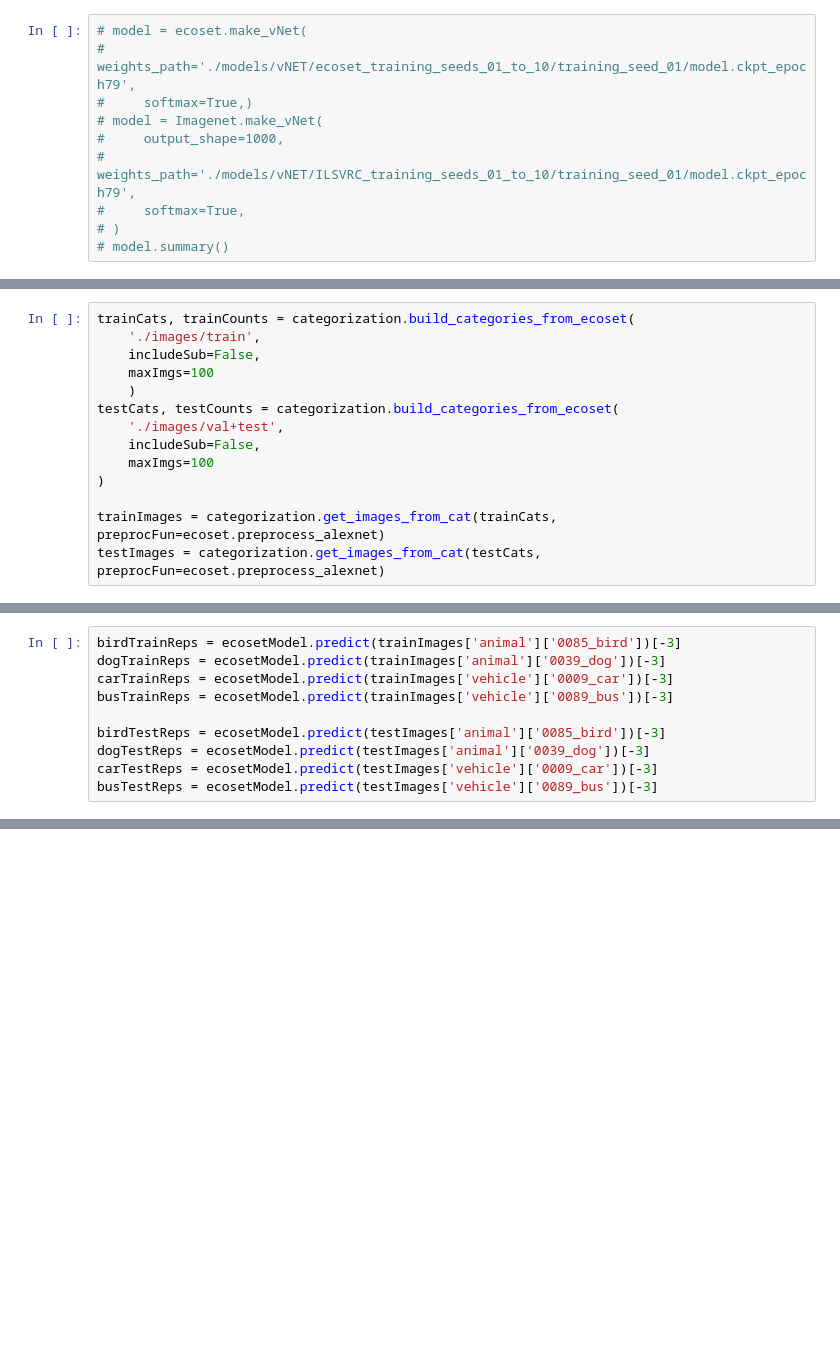
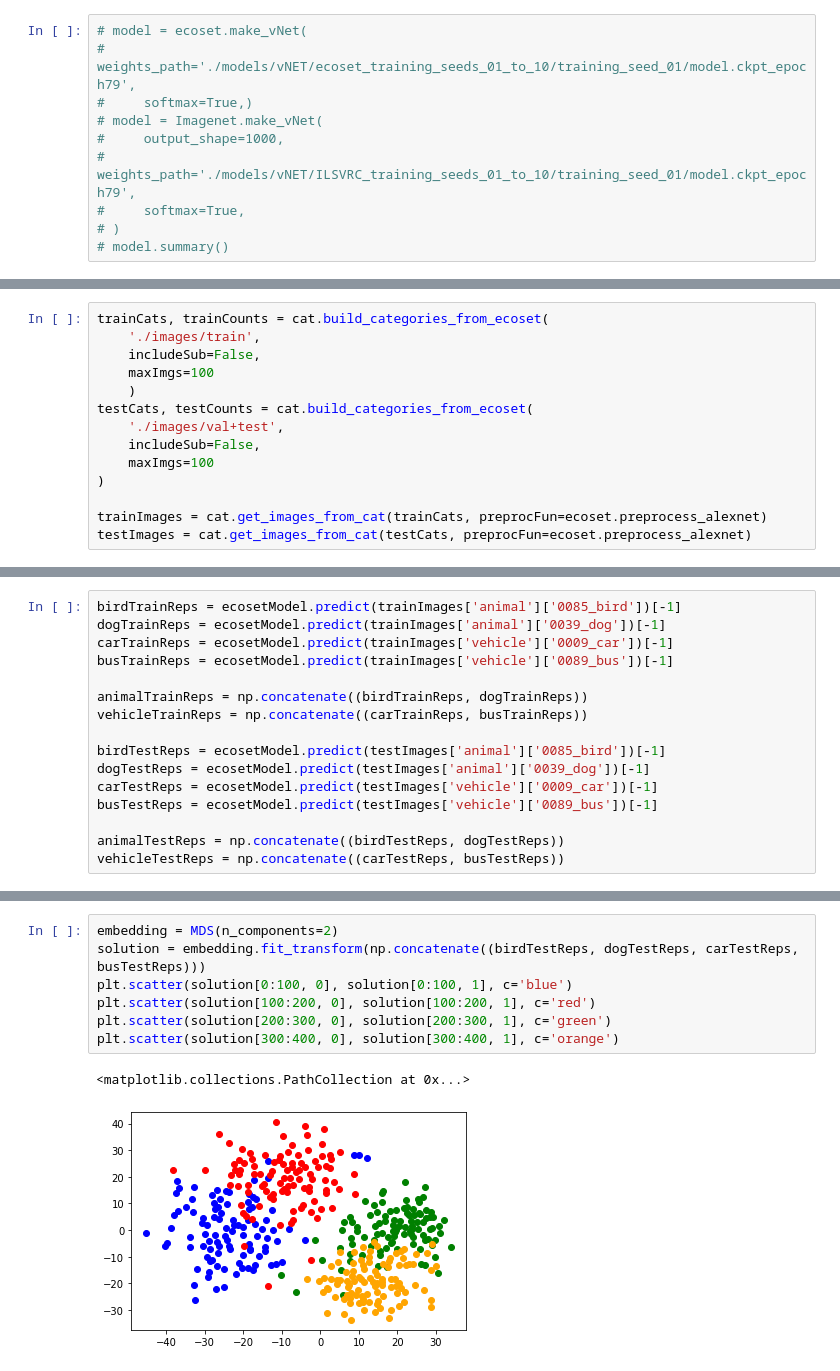
Before and after one commit to tobasummandal/deepCats, a Jupyter notebook: deepCats.ipynb, the cells around one changed output, grey strips where cells are left out. Saved outputs shown, nothing was run; the diff lists cells and outputs as text; blank space fills up the shorter version.

```diff
--- a/deepCats.ipynb
+++ b/deepCats.ipynb
@@ -70,14 +79,14 @@ _________________________________________________________________
 # %%
-trainCats, trainCounts = categorization.build_categories_from_ecoset(
+trainCats, trainCounts = cat.build_categories_from_ecoset(
     './images/train',
     includeSub=False,
     maxImgs=100
     )
-testCats, testCounts = categorization.build_categories_from_ecoset(
+testCats, testCounts = cat.build_categories_from_ecoset(
     './images/val+test',
     includeSub=False,
     maxImgs=100
 )
 
-trainImages = categorization.get_images_from_cat(trainCats, preprocFun=ecoset.preprocess_alexnet)
-testImages = categorization.get_images_from_cat(testCats, preprocFun=ecoset.preprocess_alexnet)
+trainImages = cat.get_images_from_cat(trainCats, preprocFun=ecoset.preprocess_alexnet)
+testImages = cat.get_images_from_cat(testCats, preprocFun=ecoset.preprocess_alexnet)
@@ -87,10 +93,16 @@ imagenetModel = utils.make_output_model(imagenetModel)
 # %%
-birdTrainReps = ecosetModel.predict(trainImages['animal']['0085_bird'])[-3]
-dogTrainReps = ecosetModel.predict(trainImages['animal']['0039_dog'])[-3]
-carTrainReps = ecosetModel.predict(trainImages['vehicle']['0009_car'])[-3]
-busTrainReps = ecosetModel.predict(trainImages['vehicle']['0089_bus'])[-3]
+birdTrainReps = ecosetModel.predict(trainImages['animal']['0085_bird'])[-1]
+dogTrainReps = ecosetModel.predict(trainImages['animal']['0039_dog'])[-1]
+carTrainReps = ecosetModel.predict(trainImages['vehicle']['0009_car'])[-1]
+busTrainReps = ecosetModel.predict(trainImages['vehicle']['0089_bus'])[-1]
 
-birdTestReps = ecosetModel.predict(testImages['animal']['0085_bird'])[-3]
-dogTestReps = ecosetModel.predict(testImages['animal']['0039_dog'])[-3]
-carTestReps = ecosetModel.predict(testImages['vehicle']['0009_car'])[-3]
-busTestReps = ecosetModel.predict(testImages['vehicle']['0089_bus'])[-3]
+animalTrainReps = np.concatenate((birdTrainReps, dogTrainReps))
+vehicleTrainReps = np.concatenate((carTrainReps, busTrainReps))
+
+birdTestReps = ecosetModel.predict(testImages['animal']['0085_bird'])[-1]
+dogTestReps = ecosetModel.predict(testImages['animal']['0039_dog'])[-1]
+carTestReps = ecosetModel.predict(testImages['vehicle']['0009_car'])[-1]
+busTestReps = ecosetModel.predict(testImages['vehicle']['0089_bus'])[-1]
+
+animalTestReps = np.concatenate((birdTestReps, dogTestReps))
+vehicleTestReps = np.concatenate((carTestReps, busTestReps))
@@ -96,0 +126,10 @@ busTestReps = ecosetModel.predict(testImages['vehicle']['0089_bus'])[-3]
+# %%
+embedding = MDS(n_components=2)
+solution = embedding.fit_transform(np.concatenate((birdTestReps, dogTestReps, carTestReps, busTestReps)))
+plt.scatter(solution[0:100, 0], solution[0:100, 1], c='blue')
+plt.scatter(solution[100:200, 0], solution[100:200, 1], c='red')
+plt.scatter(solution[200:300, 0], solution[200:300, 1], c='green')
+plt.scatter(solution[300:400, 0], solution[300:400, 1], c='orange')
+# %% [output]
+<matplotlib.collections.PathCollection at 0x...>
+[figure, added]
```
Also changed, not shown: parts of 44 cells of this notebook.
